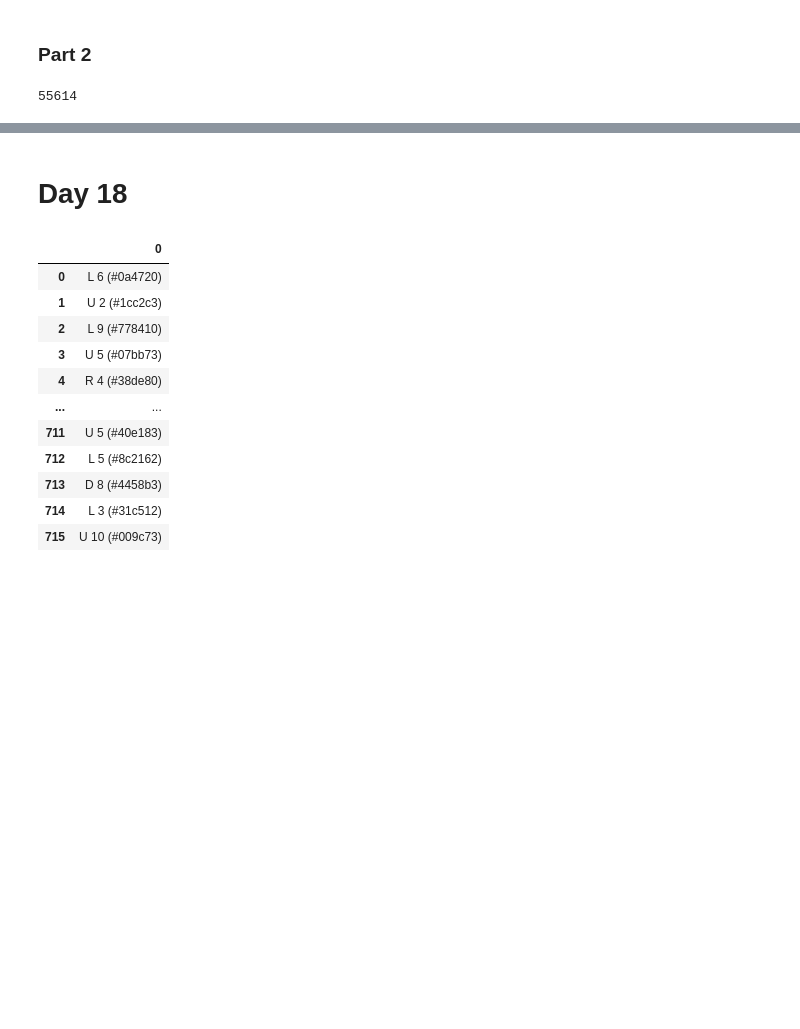
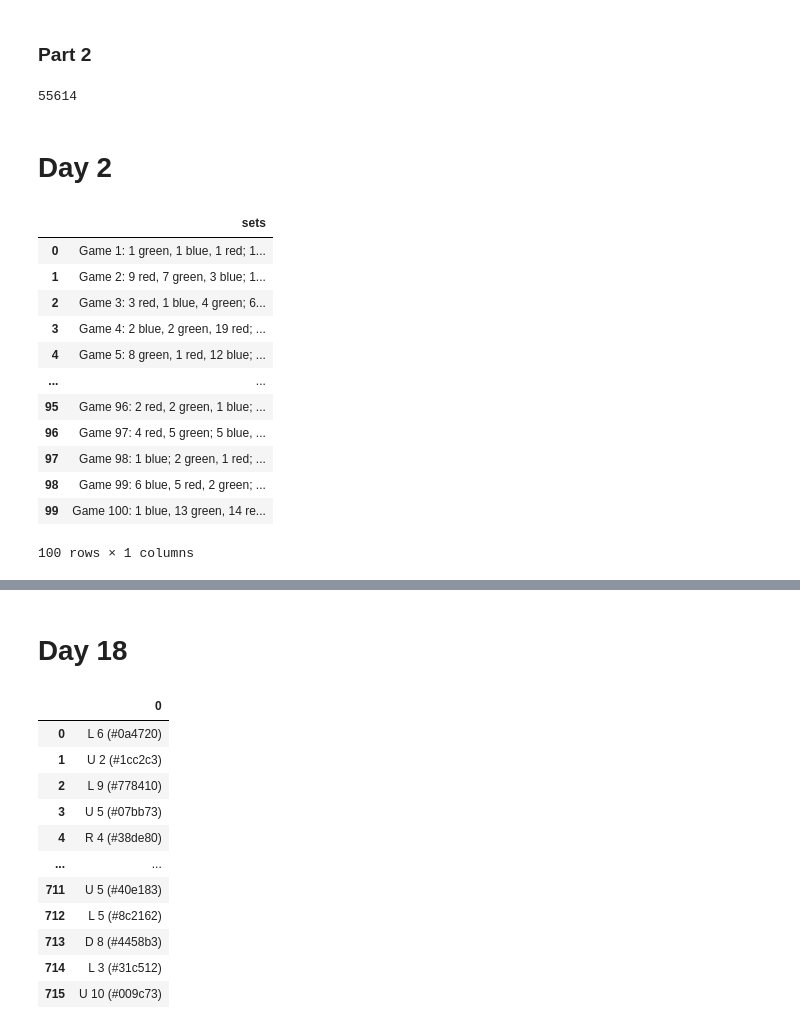
Before and after one commit to jordanehli/JE_Advent_of_Code2023, a Jupyter notebook: JE_Advent_of_Code_2023.ipynb, the cells around one changed output, grey strips where cells are left out. Saved outputs shown, nothing was run; the diff lists cells and outputs as text; code cells hidden in the pictures; blank space fills up the shorter version.

```diff
--- a/JE_Advent_of_Code_2023.ipynb
+++ b/JE_Advent_of_Code_2023.ipynb
@@ -69,3 +69,22 @@ for j in df[0]:
 sum([eval(i) for i in calibration_values])
 # %% [output]
 55614
+# %% [markdown]
+# Day 2
+# %%
+df = pd.read_csv('aoc_day2.csv', header=None, names=['sets'])
+df
+# %% [output]
+|  | sets |
+| 0 | Game 1: 1 green, 1 blue, 1 red; 1... |
+| 1 | Game 2: 9 red, 7 green, 3 blue; 1... |
+| 2 | Game 3: 3 red, 1 blue, 4 green; 6... |
+| 3 | Game 4: 2 blue, 2 green, 19 red; ... |
+| 4 | Game 5: 8 green, 1 red, 12 blue; ... |
+| ... | ... |
+| 95 | Game 96: 2 red, 2 green, 1 blue; ... |
+| 96 | Game 97: 4 red, 5 green; 5 blue, ... |
+| 97 | Game 98: 1 blue; 2 green, 1 red; ... |
+| 98 | Game 99: 6 blue, 5 red, 2 green; ... |
+| 99 | Game 100: 1 blue, 13 green, 14 re... |
+100 rows × 1 columns
```
Also changed, not shown: parts of 7 cells of this notebook.
